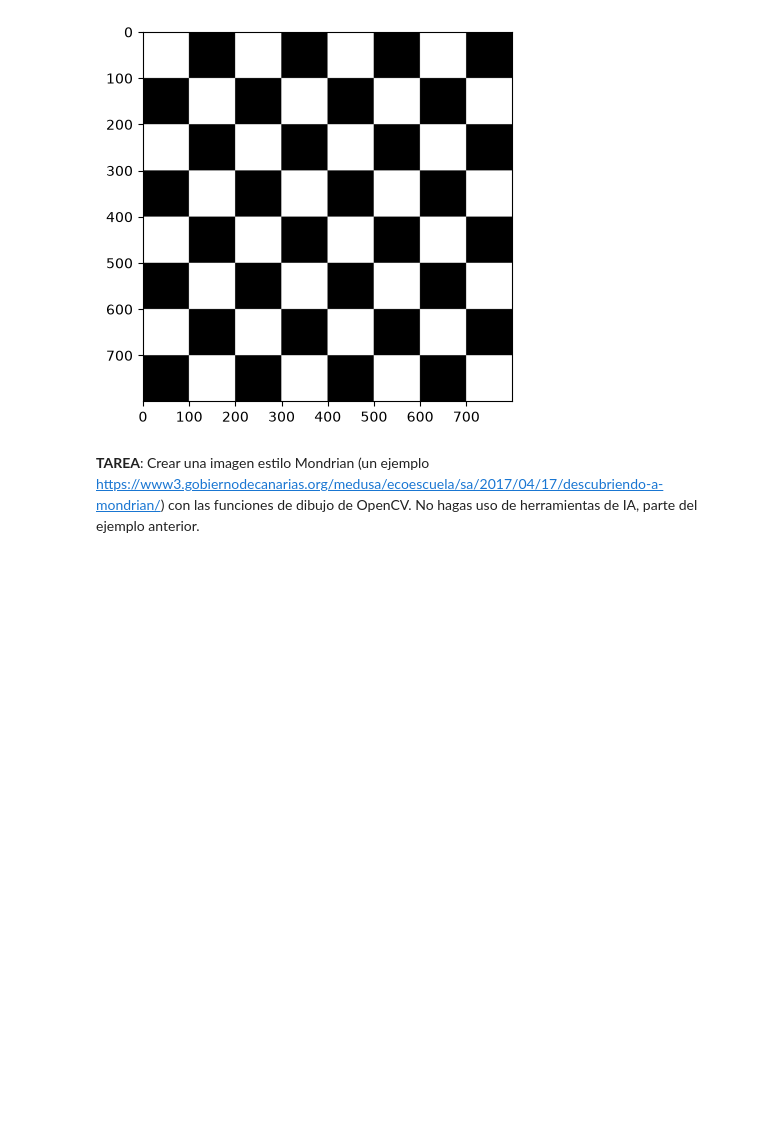
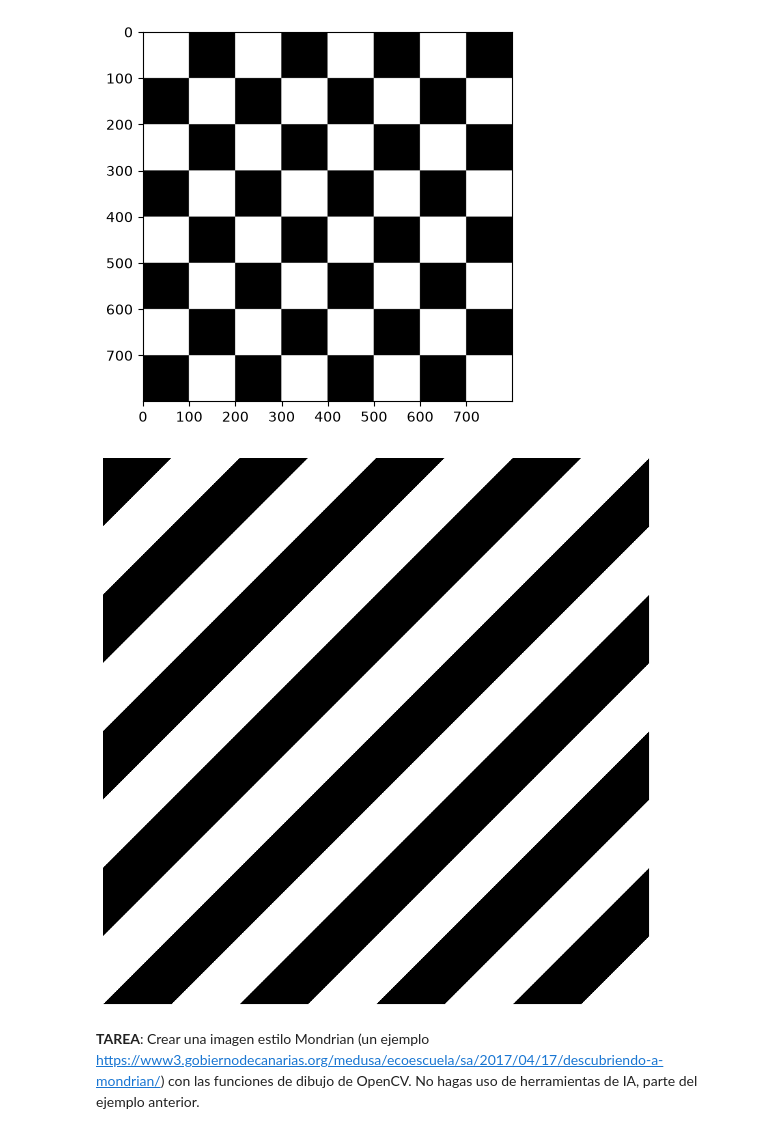
Before and after one commit to tigor7/VC, a Jupyter notebook: P1/VC_P1.ipynb, the cells around one changed output. Drawn from its saved outputs; the diff is of its cells as text; code cells hidden in the pictures; blank space fills up the shorter version.

Commit message:
P1 version IA del tablero

```diff
--- a/P1/VC_P1.ipynb
+++ b/P1/VC_P1.ipynb
@@ -24,6 +24,41 @@ plt.imshow(board, cmap='gray',vmin=0, vmax=255)
 plt.show()
 # %% [output]
 [figure]
+# %%
+import numpy as np
+import matplotlib.pyplot as plt
+
+# Tamaño de la imagen
+N = 800
+
+# Número de casillas
+casillas = 8
+
+# Crear una cuadrícula de 800x800
+tablero = np.indices((N, N)).sum(axis=0) // (N // casillas)
+
+# Alternar colores de las casillas
+tablero = tablero % 2
+
+# Crear la figura exactamente de 800x800 píxeles
+fig, ax = plt.subplots(figsize=(8, 8), dpi=100)
+
+# Mostrar el tablero
+ax.imshow(tablero, cmap="gray", vmin=0, vmax=1)
+
+# Quitar ejes
+ax.axis("off")
+
+# Ajustar para que no haya márgenes
+plt.subplots_adjust(left=0, right=1, top=1, bottom=0)
+
+# Guardar como imagen PNG de 800x800
+plt.savefig("tablero_ajedrez.png", dpi=100, bbox_inches="tight", pad_inches=0)
+
+# Mostrar
+plt.show()
+# %% [output]
+[figure, added]
 # %% [markdown]
 **TAREA**: Crear una imagen estilo Mondrian (un ejemplo https://www3.gobiernodecanarias.org/medusa/ecoescuela/sa/2017/04/17/descubriendo-a-mondrian/) con las funciones de dibujo de OpenCV.
 No hagas uso de herramientas de IA, parte del ejemplo anterior.
```
Also changed, not shown: parts of 1 cell of this notebook.
